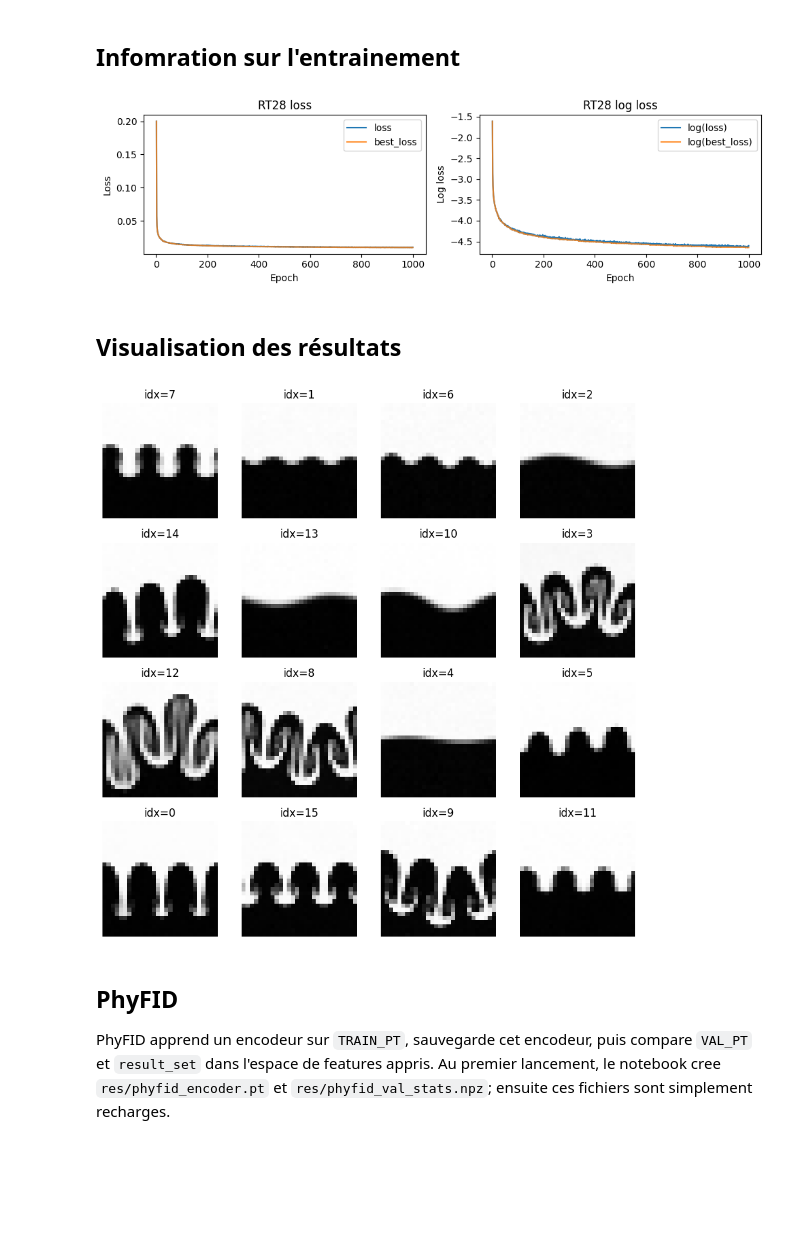
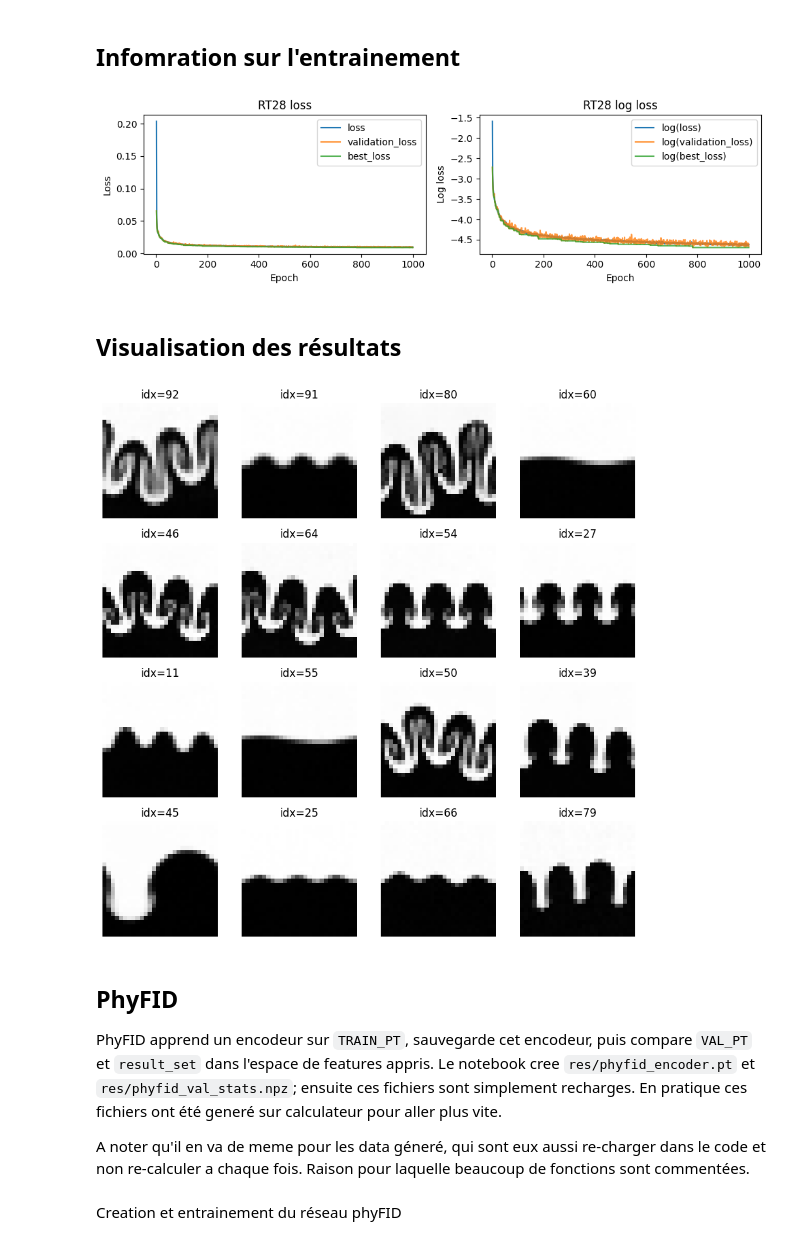
Before and after one commit to Samuel-Chapuis/Rayleigh-Taylor-Generative-Surrogate, a Jupyter notebook: analyse_reslutat/VisualisationPT.ipynb, the cells around one changed output. Saved outputs shown, nothing was run; the diff lists cells and outputs as text; code cells hidden in the pictures; blank space fills up the shorter version.

```diff
--- a/analyse_reslutat/VisualisationPT.ipynb
+++ b/analyse_reslutat/VisualisationPT.ipynb
@@ -32,7 +32,7 @@ def load_pt_dataset(path):
     loaded = torch.load(path)
     return loaded
 
-def show_grid(images, n=16, cols=4, cmap="gray", seed=None):
+def show_grid(images, n=16, cols=4, cmap="gray", seed=None, save=False, save_path="grid.png"):
     rows = int(np.ceil(n / cols))
     rng = np.random.default_rng(seed)
     total = images.shape[0]
@@ -48,6 +48,10 @@ def show_grid(images, n=16, cols=4, cmap="gray", seed=None):
         ax.set_title(f"idx={idx}")
         ax.axis("off")
     plt.tight_layout()
+
+    if save:
+        plt.savefig(save_path)
+
     plt.show()
 # %%
 train_images = load_pt_dataset(TRAIN_PT)
@@ -95,10 +110,10 @@ def plot_loss_curve(csv_path):
     fig.tight_layout()
     plt.show()
 # %%
-csv_path = "res/RT28-1000.csv"
+csv_path = "res/RT28-n1000.csv"
 plot_loss_curve(csv_path)
 # %% [output]
-[figure, old version]
+[figure, new version]
 # %% [markdown]
 ## Visualisation des résultats
 # %%
@@ -155,11 +170,18 @@ def load_pt_results(ddpm, device, n_samples=8):
 
     return images
 # %%
-result_images = load_pt_results(ddpm, device="cpu", n_samples=16)
-show_grid(result_images, n=16, cols=4)
+# result_images = load_pt_results(ddpm, device="cpu", n_samples=16)
+generated_dataset = torch.load(
+    "generated/generated_dataset.pt",
+    map_location="cpu",
+    weights_only=True,
+)
+show_grid(generated_dataset, n=16, cols=4, save=True, save_path="generated.png")
 # %% [output]
-[figure, old version]
+[figure, new version]
 # %% [markdown]
 ## PhyFID
 
-PhyFID apprend un encodeur sur `TRAIN_PT`, sauvegarde cet encodeur, puis compare `VAL_PT` et `result_set` dans l'espace de features appris. Au premier lancement, le notebook cree `res/phyfid_encoder.pt` et `res/phyfid_val_stats.npz`; ensuite ces fichiers sont simplement recharges.
+PhyFID apprend un encodeur sur `TRAIN_PT`, sauvegarde cet encodeur, puis compare `VAL_PT` et `result_set` dans l'espace de features appris. Le notebook cree `res/phyfid_encoder.pt` et `res/phyfid_val_stats.npz`; ensuite ces fichiers sont simplement recharges. En pratique ces fichiers ont été generé sur calculateur pour aller plus vite.
+
+A noter qu'il en va de meme pour les data géneré, qui sont eux aussi re-charger dans le code et non re-calculer a chaque fois. Raison pour laquelle beaucoup de fonctions sont commentées.
@@ -190 +216,3 @@ def generate_ddpm_dataset(model, n_samples=100):
+# %% [markdown]
+Creation et entrainement du réseau phyFID
 # %%
```
Also changed, not shown: parts of 17 cells of this notebook, 7 other files.
